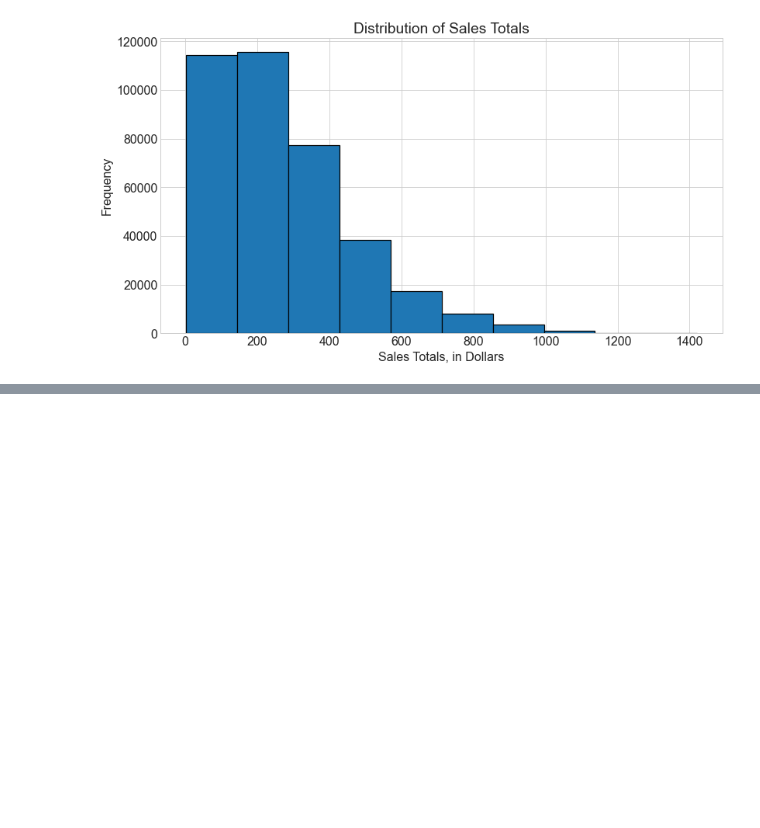
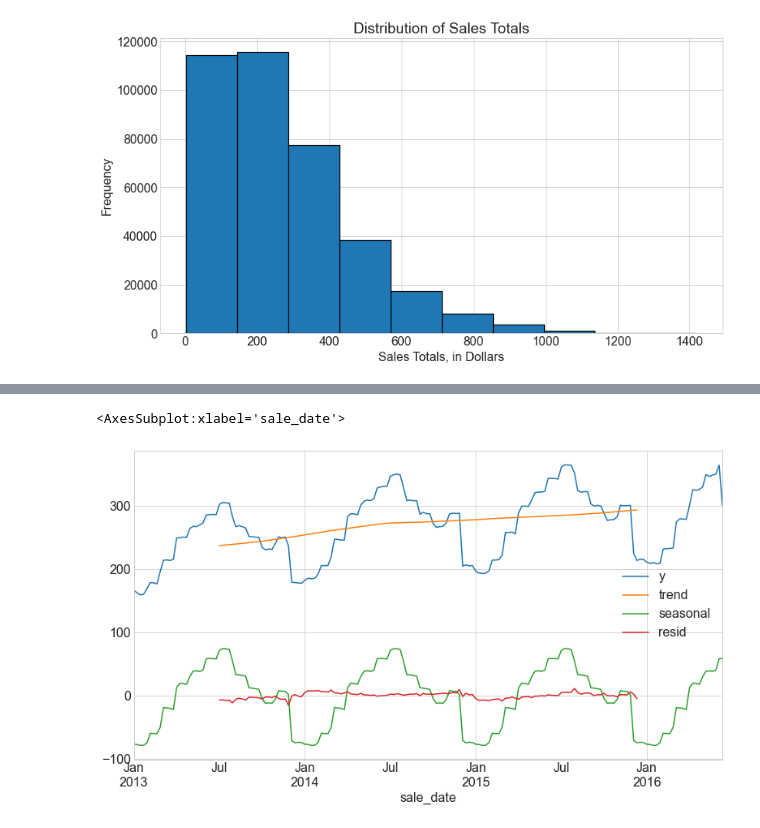
Before and after one commit to fred-lindsey/time_series, a Jupyter notebook: time_series_exploration.ipynb, the cells around one changed output, grey strips where cells are left out. Saved outputs shown, nothing was run; the diff lists cells and outputs as text; code cells hidden in the pictures; blank space fills up the shorter version.

```diff
--- a/time_series_exploration.ipynb
+++ b/time_series_exploration.ipynb
@@ -211,0 +218,11 @@ pd.plotting.autocorrelation_plot(y.resample('W').mean())
+# %%
+# Seasonal decomposition
+# seasonal decomposition consists of: the seasonal repeated cycle, the long term trend,
+# random noise
+
+# data = seasonality + trend + residual
+
+y = train.sales_total.resample('W').mean()
+
+result = sm.tsa.seasonal_decompose(y)
+result
@@ -211,0 +247,8 @@ pd.plotting.autocorrelation_plot(y.resample('W').mean())
+# %%
+decomposition = pd.DataFrame({
+    'y': result.observed,
+    'trend': result.trend,
+    'seasonal': result.seasonal,
+    'resid': result.resid
+})
+decomposition.head()
@@ -211,0 +264,5 @@ pd.plotting.autocorrelation_plot(y.resample('W').mean())
+# %%
+decomposition.plot()
+# %% [output]
+<AxesSubplot:xlabel='sale_date'>
+[figure, added]
```
Also changed, not shown: parts of 22 cells of this notebook, 1 other file.
